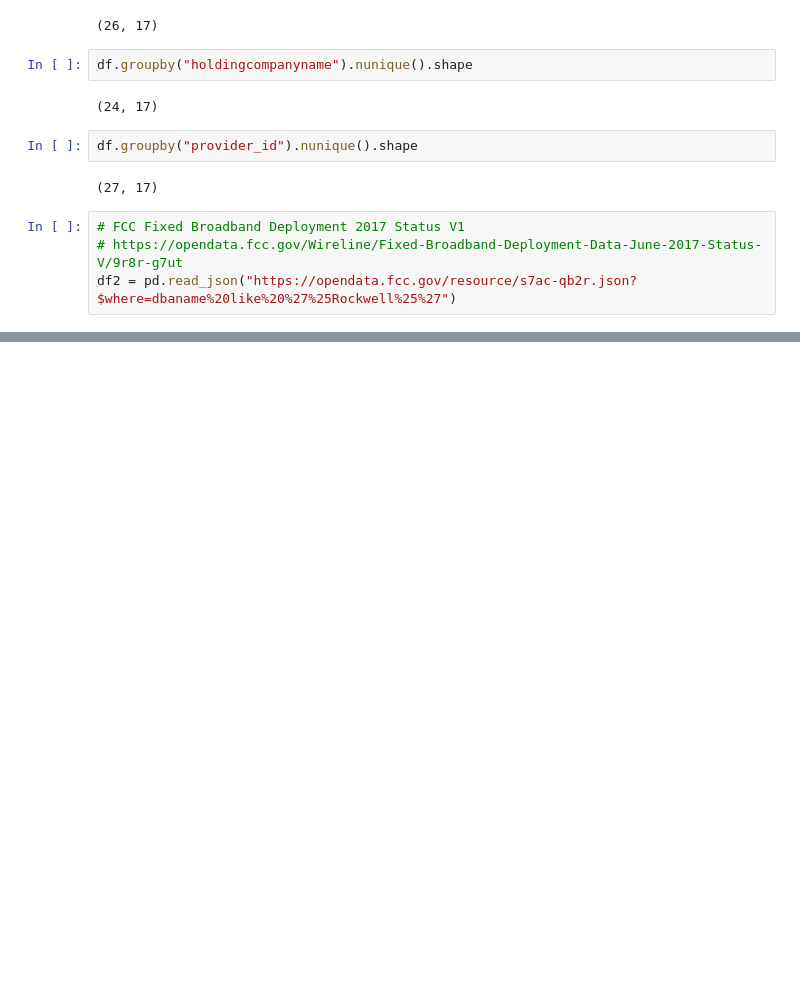
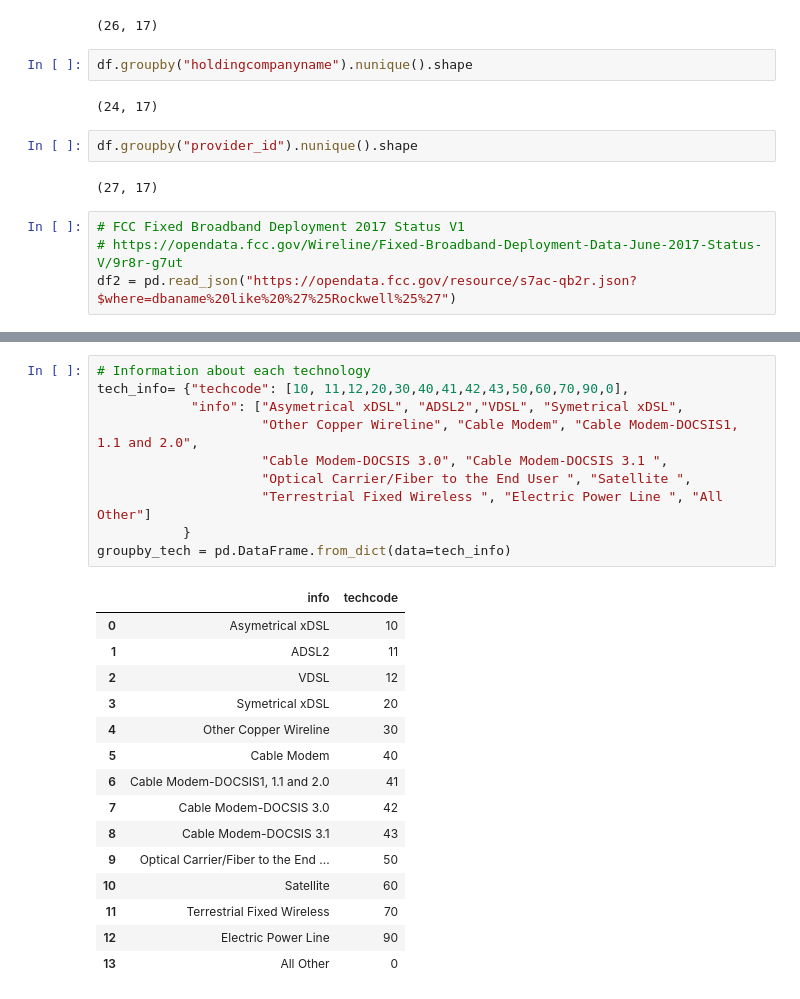
Before and after one commit to ai-xiaihai/IO_DataAnalysis, a Jupyter notebook: Fixed_Broadband_Deployment.ipynb, the cells around one changed output, grey strips where cells are left out. Saved outputs shown, nothing was run; the diff lists cells and outputs as text; blank space fills up the shorter version.

```diff
--- a/Fixed_Broadband_Deployment.ipynb
+++ b/Fixed_Broadband_Deployment.ipynb
@@ -85,3 +87,29 @@ df2.groupby("frn").nunique()
 |  | blockcode | business | consumer | dbaname | frn | hocofinal | hoconum | holdingcompanyname | logrecno | ... |
 | frn |  |  |  |  |  |  |  |  |  | ... |
 | 3741964 | 682 | 1 | 1 | 1 | 1 | 1 | 1 | 1 | 1000 | ... |
+# %%
+# Information about each technology
+tech_info= {"techcode": [10, 11,12,20,30,40,41,42,43,50,60,70,90,0],
+            "info": ["Asymetrical xDSL", "ADSL2","VDSL", "Symetrical xDSL",
+                     "Other Copper Wireline", "Cable Modem", "Cable Modem-DOCSIS1, 1.1 and 2.0",
+                     "Cable Modem-DOCSIS 3.0", "Cable Modem-DOCSIS 3.1 ",
+                     "Optical Carrier/Fiber to the End User ", "Satellite ",
+                     "Terrestrial Fixed Wireless ", "Electric Power Line ", "All Other"]
+           }
+groupby_tech = pd.DataFrame.from_dict(data=tech_info)
+# %% [output]
+|  | info | techcode |
+| 0 | Asymetrical xDSL | 10 |
+| 1 | ADSL2 | 11 |
+| 2 | VDSL | 12 |
+| 3 | Symetrical xDSL | 20 |
+| 4 | Other Copper Wireline | 30 |
+| 5 | Cable Modem | 40 |
+| 6 | Cable Modem-DOCSIS1, 1.1 and 2.0 | 41 |
+| 7 | Cable Modem-DOCSIS 3.0 | 42 |
+| 8 | Cable Modem-DOCSIS 3.1 | 43 |
+| 9 | Optical Carrier/Fiber to the End ... | 50 |
+| 10 | Satellite | 60 |
+| 11 | Terrestrial Fixed Wireless | 70 |
+| 12 | Electric Power Line | 90 |
+| 13 | All Other | 0 |
```
Also changed, not shown: parts of 11 cells of this notebook.
